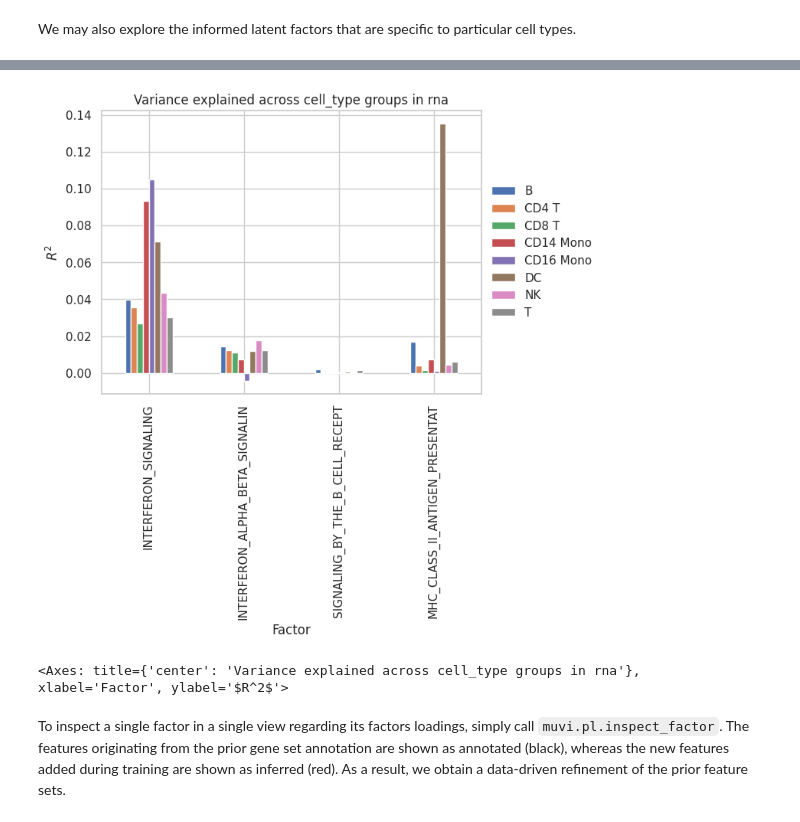
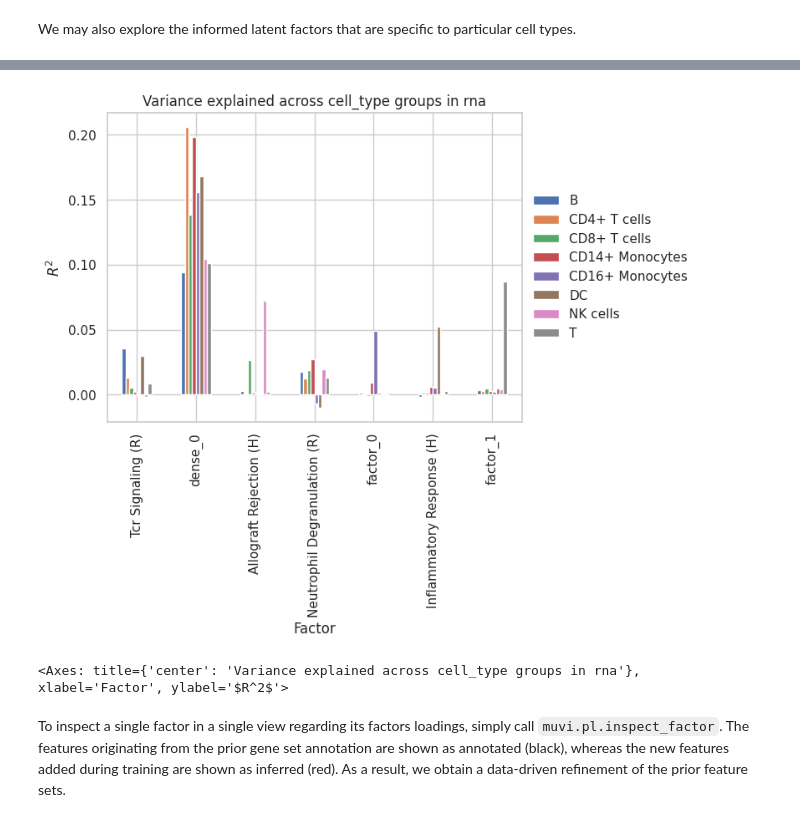
Before and after one commit to MLO-lab/MuVI, a Jupyter notebook: examples/2_single-cell_rna-seq.ipynb, the cells around one changed output, grey strips where cells are left out. Cells and saved outputs as stored; diff of their text form; code cells hidden in the pictures.

```diff
--- a/examples/2_single-cell_rna-seq.ipynb
+++ b/examples/2_single-cell_rna-seq.ipynb
@@ -38,0 +113,7 @@ AnnData object with n_obs × n_vars = 13576 × 979
+# %%
+gene_set_collection = gene_set_collection.merge_similar(
+    metric="jaccard",
+    similarity_threshold=similarity_threshold,
+    iteratively=True,
+)
+gene_set_collection
@@ -39,3 +150,5 @@ AnnData object with n_obs × n_vars = 13576 × 979
+# %%
+adata.varm["gene_set_mask"] = gene_set_collection.to_mask(adata.var_names.tolist()).T
 # %% [markdown]
 ## Informed Latent Decomposition
 # %% [markdown]
@@ -189,0 +325,3 @@ We may also explore the informed latent factors that are specific to particular
+# %%
+plt.figure(figsize=(20, 4))
+top_ct_factors, _ = muvi.pl.groupplot_rank(model, pl_type="boxplot", top=1, fliersize=0, gap=0.1, rot=90)
@@ -190,10 +330,9 @@ We may also explore the informed latent factors that are specific to particular
 # %%
-top_ct_factors = ["SIGNALING_BY_THE_B_CELL_RECEPT", "MHC_CLASS_II_ANTIGEN_PRESENTAT"]
 muvi.pl.scatter(
     model,
-    *top_ct_factors,
+    top_ct_factors[0],
+    top_ct_factors[1],
     "cell_type",
-    groups=["B", "DC"],
     size=42,
     legend_loc="on data",
 )
@@ -204,11 +365,11 @@ _ = muvi.tl.variance_explained_grouped(model, "cell_type")
 # %%
 muvi.pl.variance_explained_grouped(
     model,
-    top_if_factors + top_ct_factors,
+    top_ct_factors,
     stacked=False,
 )
 # %% [output]
-[figure, old version]
+[figure, new version]
 <Axes: title={'center': 'Variance explained across cell_type groups in rna'}, xlabel='Factor', ylabel='$R^2$'>
 # %% [markdown]
 To inspect a single factor in a single view regarding its factors loadings, simply call `muvi.pl.inspect_factor`. The features originating from the prior gene set annotation are shown as annotated (black), whereas the new features added during training are shown as inferred (red). As a result, we obtain a data-driven refinement of the prior feature sets.
```
Also changed, not shown: parts of 43 cells of this notebook, 10 other files.
